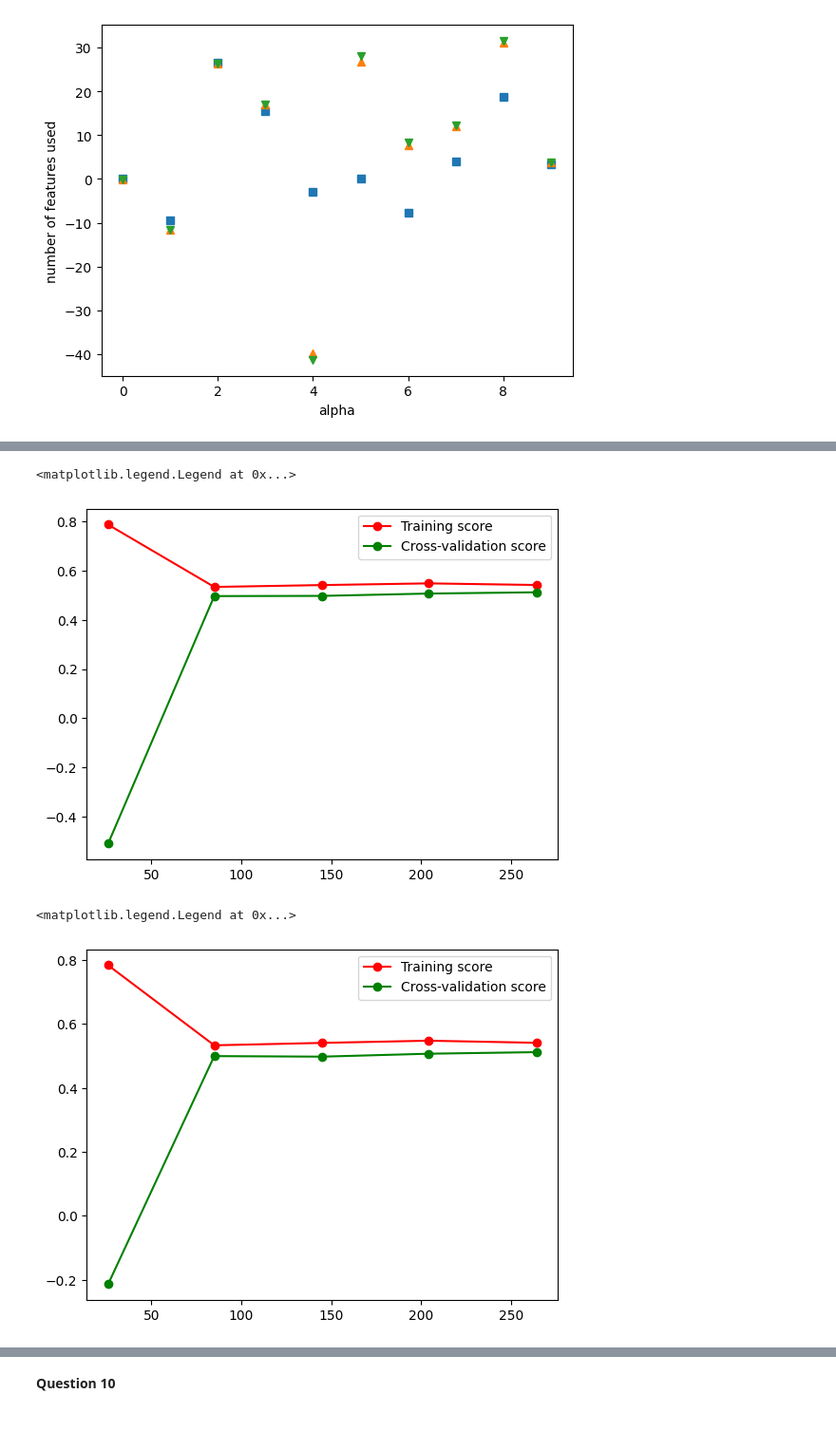
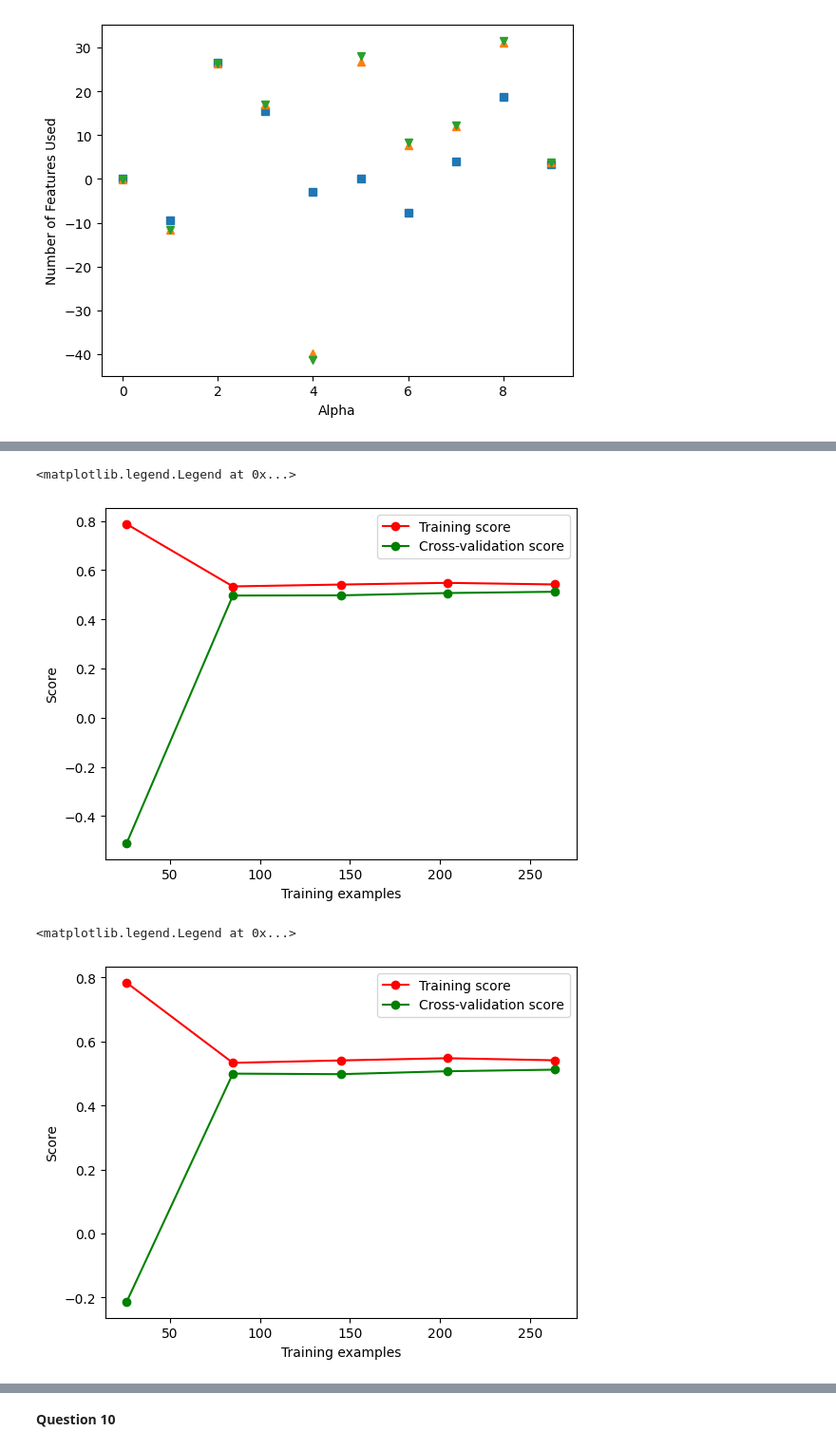
Before and after one commit to mbeps/Machine-Learning-Assignment-2, a Jupyter notebook: Assignment_2.ipynb, the cells around one changed output, grey strips where cells are left out. Shown at 95% size. Cells and saved outputs as stored; diff of their text form; code cells hidden in the pictures; blank space fills up the shorter version.

```diff
--- a/Assignment_2.ipynb
+++ b/Assignment_2.ipynb
@@ -184,22 +209,26 @@ test_scores_mean = np.mean(test_scores, axis=1)
 test_scores_std = np.std(test_scores, axis=1)
 plt.plot(train_sizes, train_scores_mean, 'o-', color="r", label="Training score")
 plt.plot(train_sizes, test_scores_mean, 'o-', color="g", label="Cross-validation score")
+plt.ylabel("Score")
+plt.xlabel("Training examples")
 plt.legend(loc="best")
 # %% [output]
 <matplotlib.legend.Legend at 0x...>
-[figure, old version]
+[figure, new version]
 # %%
 train_sizes, train_scores, test_scores = learning_curve(Lasso(alpha=0.1, max_iter=100000), X_train_scaled, y_train, train_sizes=np.linspace(0.1, 1.0, 5), cv=5)
 train_scores_mean = np.mean(train_scores, axis=1)
 train_scores_std = np.std(train_scores, axis=1)
 test_scores_mean = np.mean(test_scores, axis=1)
 test_scores_std = np.std(test_scores, axis=1)
 plt.plot(train_sizes, train_scores_mean, 'o-', color="r", label="Training score")
 plt.plot(train_sizes, test_scores_mean, 'o-', color="g", label="Cross-validation score")
+plt.ylabel("Score")
+plt.xlabel("Training examples")
 plt.legend(loc="best")
 # %% [output]
 <matplotlib.legend.Legend at 0x...>
-[figure, old version]
+[figure, new version]
 # %%
 train_sizes, train_scores, test_scores = learning_curve(Lasso(alpha=1, max_iter=100000), X_train_scaled, y_train, train_sizes=np.linspace(0.1, 1.0, 5), cv=5)
 train_scores_mean = np.mean(train_scores, axis=1)
```
Also changed, not shown: parts of 5 cells of this notebook.
